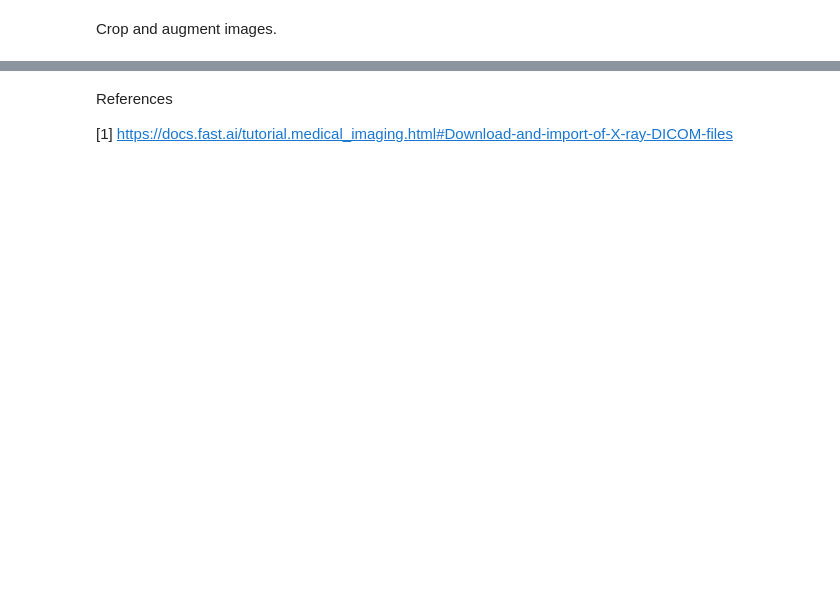
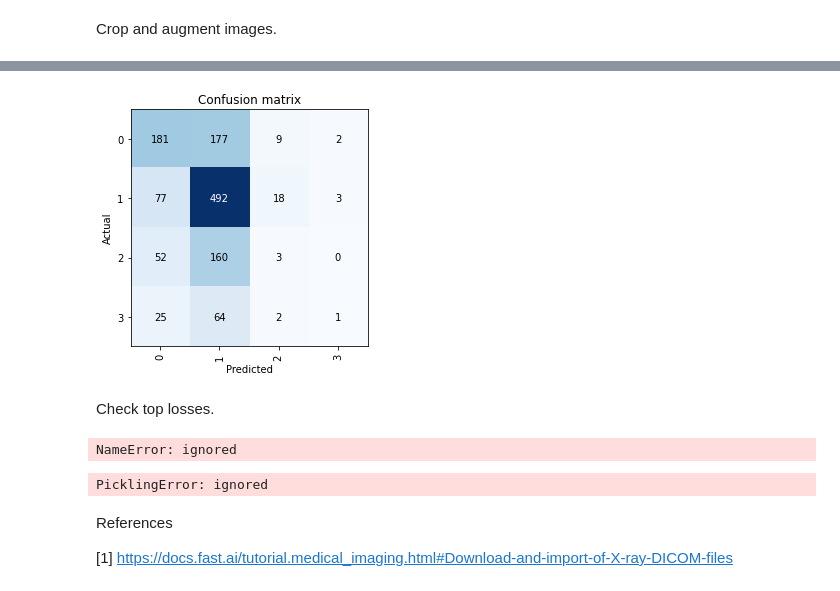
Before and after one commit to avkornaev/Fast_AI_course, a Jupyter notebook: XRayImagesAnalysis.ipynb, the cells around one changed output, grey strips where cells are left out. Drawn from its saved outputs; the diff is of its cells as text; code cells hidden in the pictures; blank space fills up the shorter version.

```diff
--- a/XRayImagesAnalysis.ipynb
+++ b/XRayImagesAnalysis.ipynb
@@ -175,0 +155,3 @@ xray.dataloaders
+# %%
+learn = cnn_learner(dls, resnet18, metrics=error_rate)
+learn.fine_tune(2)
@@ -175,0 +169,4 @@ xray.dataloaders
+# %%
+interp = ClassificationInterpretation.from_learner(learn)
+interp.plot_confusion_matrix()
+# %% [output]
@@ -176,3 +174,10 @@ xray.dataloaders
+[figure, added]
+# %% [markdown]
+Check top losses.
+# %%
+interp.plot_top_losses(8, nrows=2)
+# %% [output]
+NameError: ignored
 # %%
 #xray = xray.new(item_tfms=Resize(128), batch_tfms=aug_transforms(mult=2))
 #xray.show_batch(max_n=4, nrows=1, unique=True)
@@ -182,3 +184,7 @@ learn.fine_tune(2)
+# %%
+learn.export()
+# %% [output]
+PicklingError: ignored
 # %% [markdown]
 References
 
```
Also changed, not shown: parts of 16 cells of this notebook.
